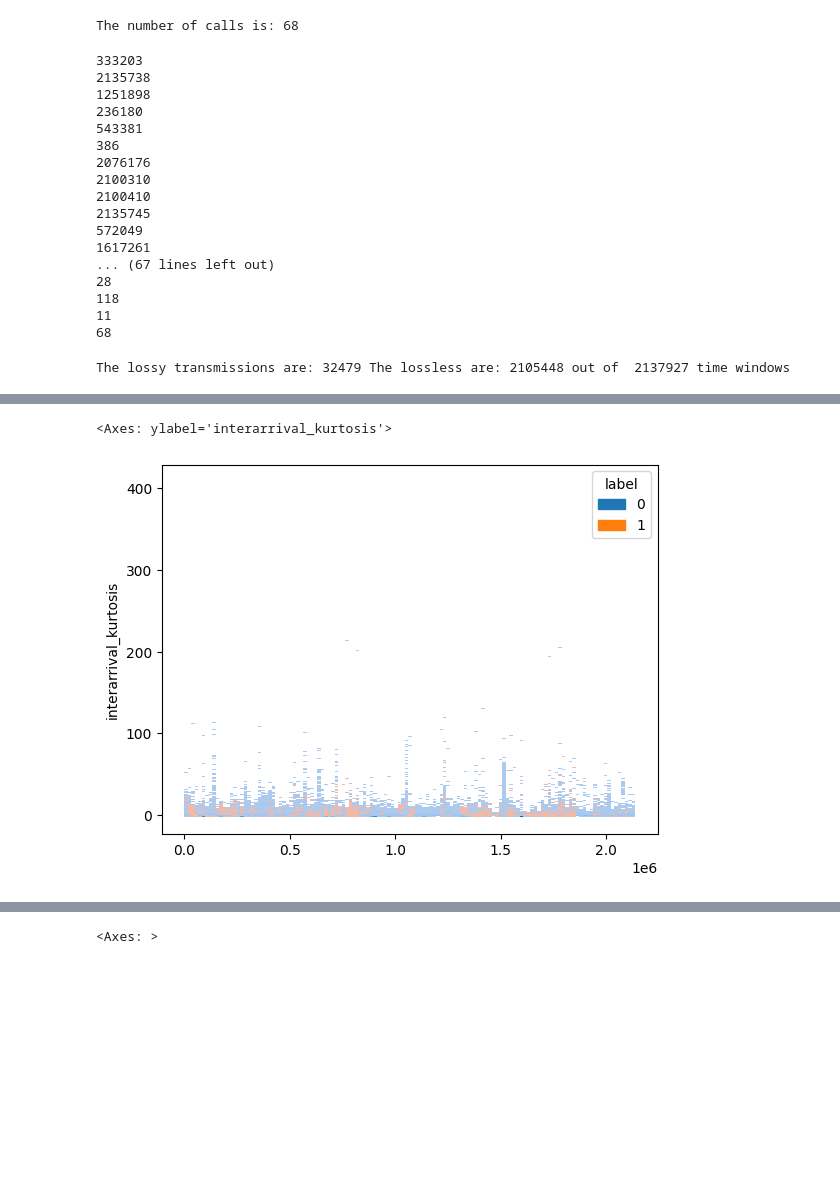
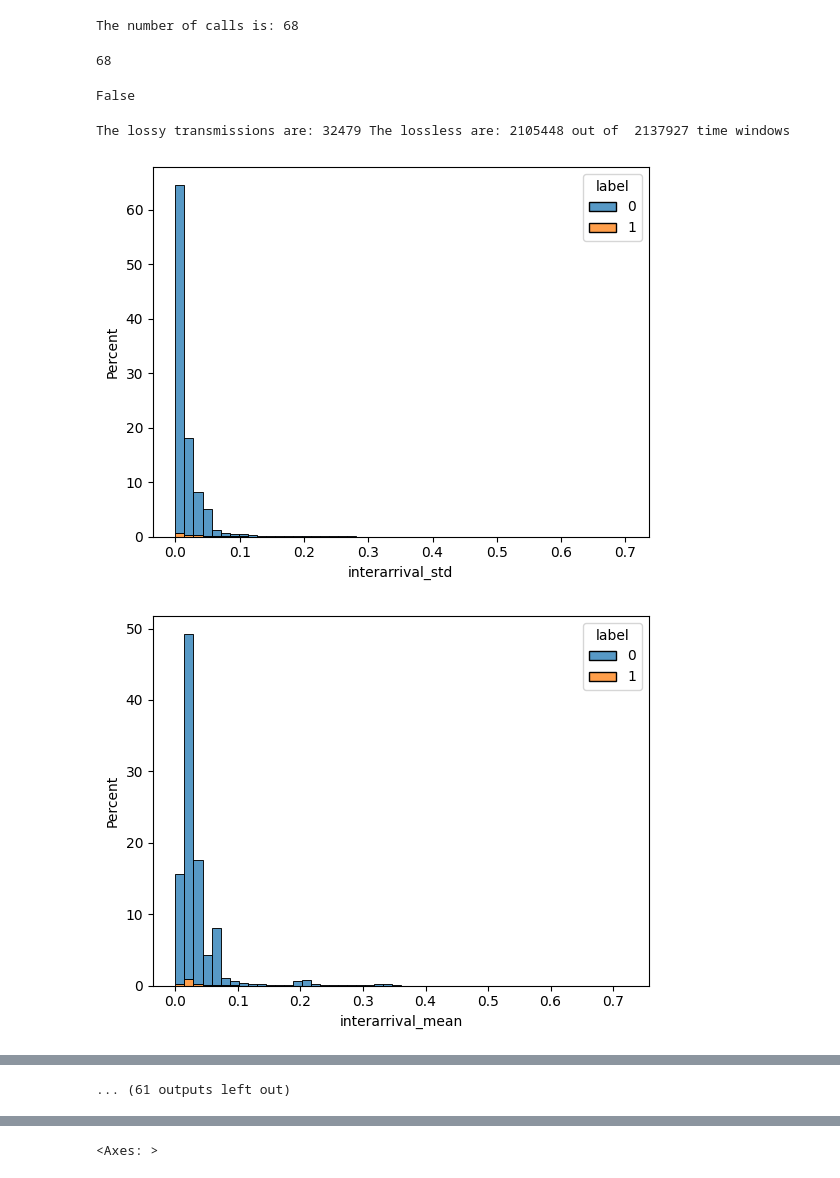
Before and after one commit to PeshX/ML4N_RTP_Project, a Jupyter notebook: Script1.ipynb, the cells around one changed output, grey strips where cells are left out. Saved outputs shown, nothing was run; the diff lists cells and outputs as text; code cells hidden in the pictures; blank space fills up the shorter version.

Commit message:
Optimized code for S1P2, written code for density plot S1P3

```diff
--- a/Script1.ipynb
+++ b/Script1.ipynb
@@ -50,30 +51,21 @@ print('The number of calls is:',len(P1))
 The number of calls is: 68
 # %%
 # Delete equal stat attributes
-Attributes=[]
-for i in range (df.shape[1]):
-    Column=df.iloc[:,i]
-    Clear_Column=len(set(Column))
-    Attributes.append(Clear_Column)
-    print(Clear_Column)
+# Attributes=[]
+# for i in range (df.shape[1]):
+#     Column=df.iloc[:,i]
+#     Clear_Column=len(set(Column))
+#     Attributes.append(Clear_Column)
+#     print(Clear_Column)
 # %% [output]
-333203
-2135738
-1251898
-236180
-543381
-386
-2076176
-2100310
-2100410
-2135745
-572049
-1617261
-... (67 lines left out)
-28
-118
-11
 68
+# %%
+# Delete equal stat attributes
+stat_feat= df.iloc[:,1:74].columns
+count_zero_feats=df[stat_feat].sum()
+any(count_zero_feats==1)
+# %% [output]
+False
 # %%
 filt2=df['num_packet_loss']==0
 df['label']=1
@@ -90,7 +79,11 @@ import matplotlib as plt
 # %%
 # some crazy guy has to run it
-for i in range(1,74):
-    plt.figure()
-    sns.histplot(data=df,x=range(len(df)), y=df.iloc[:,i],hue='label')
+for i in stat_feat:
+    sns.histplot(data=df,x=i, hue='label', bins=50, stat='percent',multiple="stack")
     plt.show()
+# for i in stat_feat[0::2]:
+#     sns.histplot(data=df,x=i, hue='label', bins=50, stat='percent',multiple="stack")
+#     plt.show()
 # %% [output]
+[figure, new version]
+[figure, added]
@@ -97,2 +100 @@ for i in range(1,74):
-<Axes: ylabel='interarrival_kurtosis'>
+... (61 outputs left out)
-[figure, old version]
```
Also changed, not shown: parts of 5 cells of this notebook.
